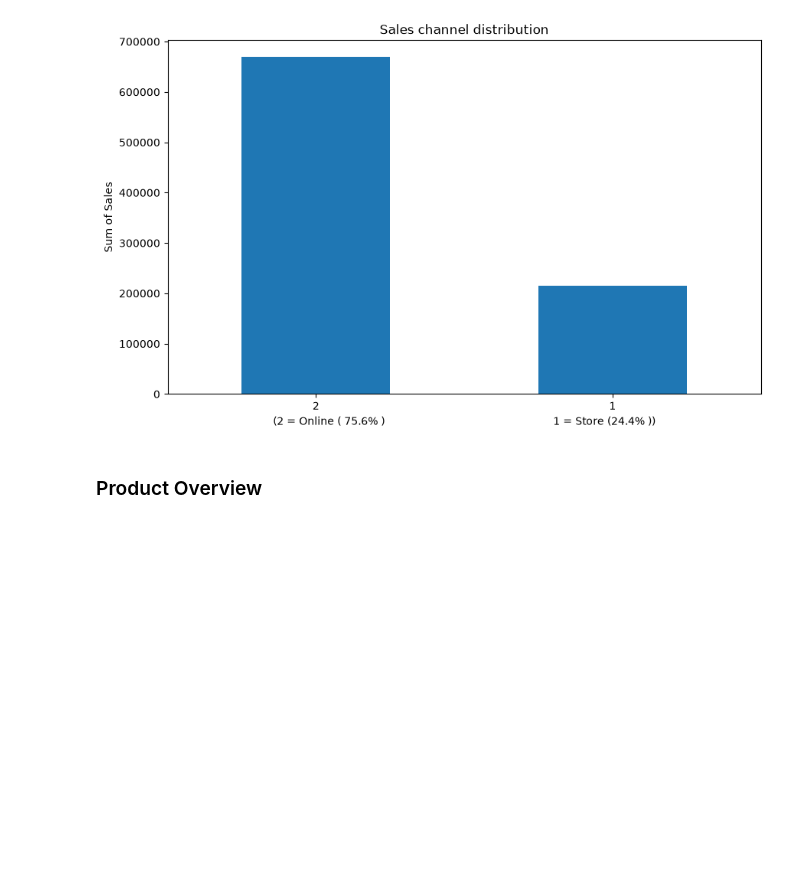
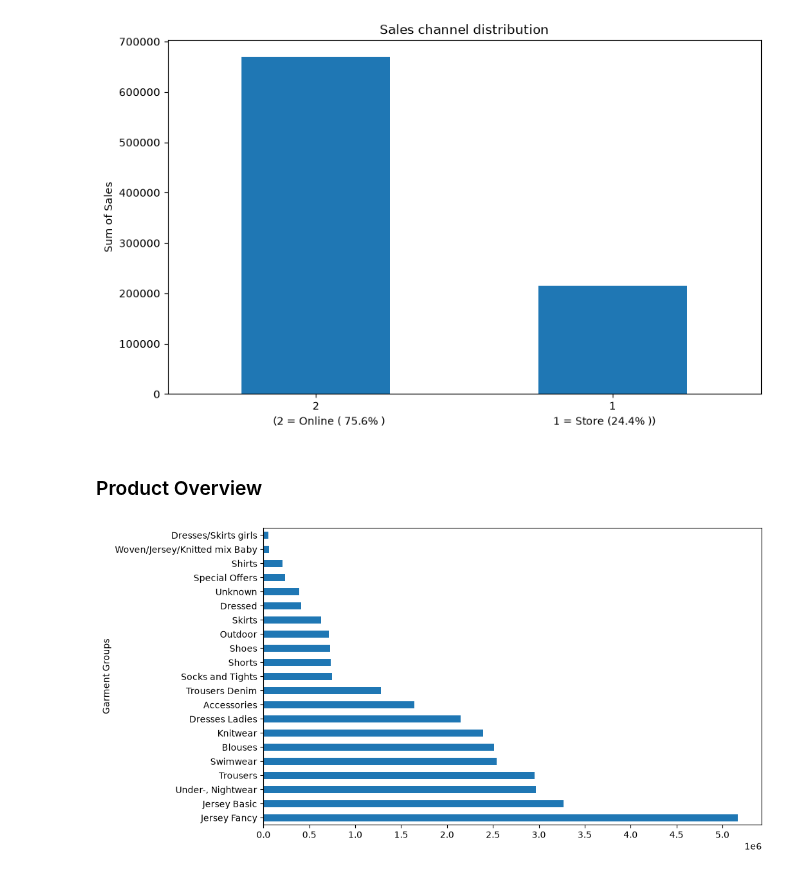
Before and after one commit to peayah/customer_intelligence_system, a Jupyter notebook: 03_exploratory_data_analysis.ipynb, the cells around one changed output. Drawn from its saved outputs; the diff is of its cells as text; code cells hidden in the pictures; blank space fills up the shorter version.

```diff
--- a/03_exploratory_data_analysis.ipynb
+++ b/03_exploratory_data_analysis.ipynb
@@ -120,3 +118,12 @@ Name: price, dtype: float64
 [figure]
 # %% [markdown]
 ### Product Overview
+# %%
+fig, ax = plt.subplots()
+df['garment_group_name'].value_counts().plot(kind='barh', figsize=(10, 6))
+plt.ylabel('Garment Groups')
+ax.set_xticks(np.arange(0, 5500000, 500000))
+
+plt.show()
+# %% [output]
+[figure, added]
```
Also changed, not shown: parts of 3 cells of this notebook, 3 other files.
